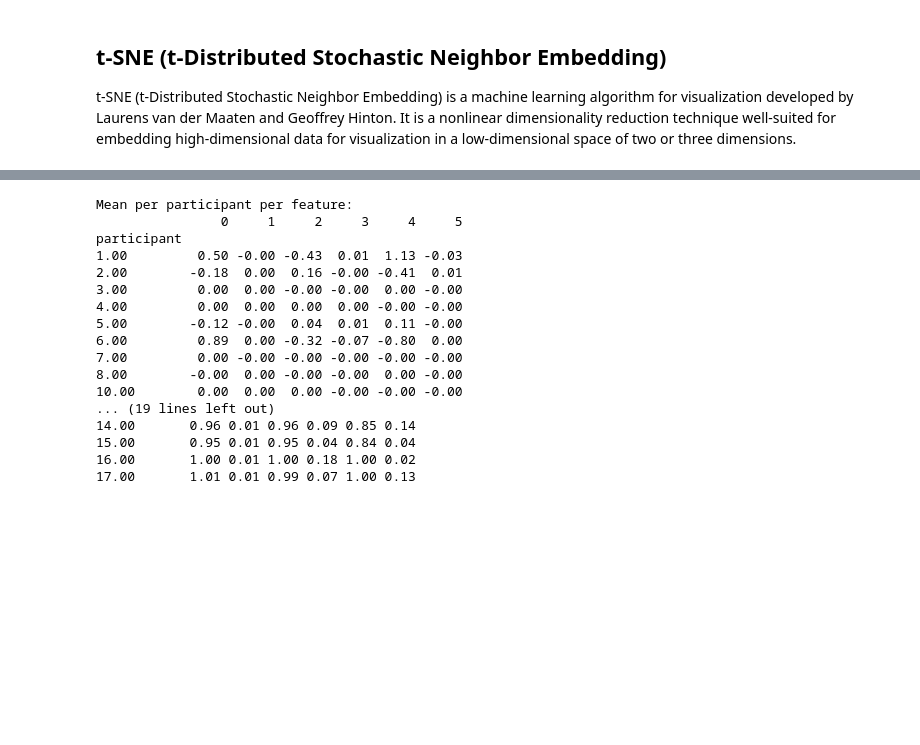
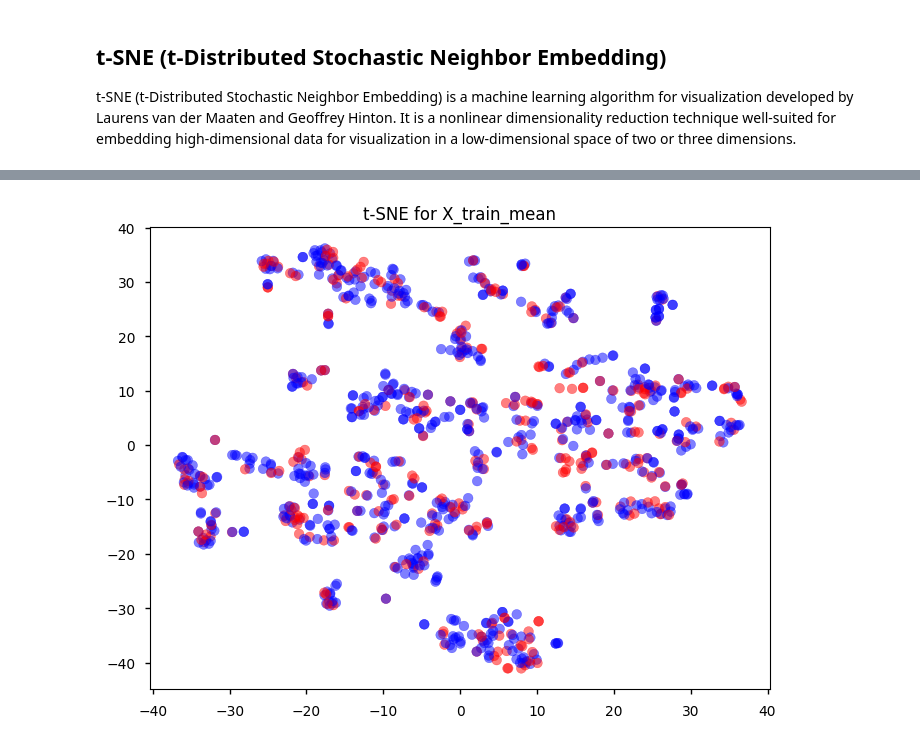
Before and after one commit to koenraijer/IP-TNT, a Jupyter notebook: 09.2_evaluating_synthetic_samples.ipynb, the cells around one changed output, grey strips where cells are left out. Saved outputs shown, nothing was run; the diff lists cells and outputs as text; code cells hidden in the pictures; blank space fills up the shorter version.

```diff
--- a/09.2_evaluating_synthetic_samples.ipynb
+++ b/09.2_evaluating_synthetic_samples.ipynb
@@ -191,36 +207,18 @@ plt.show()
-# %%
-import pandas as pd
-import numpy as np
-
-X_mean = np.mean(X, axis=1)
-
-df = pd.DataFrame(X_mean)
-df['participant'] = p
-
-# Calculate mean and std per participant per feature
-mean_per_participant = df.groupby('participant').mean()
-std_per_participant = df.groupby('participant').std()
-
-# Print mean and std per participant per feature
-print("Mean per participant per feature:")
-print(mean_per_participant)
-print("\nStd per participant per feature:")
-print(std_per_participant)
-# %% [output]
-Mean per participant per feature:
-                0     1     2     3     4     5
-participant
-1.00         0.50 -0.00 -0.43  0.01  1.13 -0.03
-2.00        -0.18  0.00  0.16 -0.00 -0.41  0.01
-3.00         0.00  0.00 -0.00 -0.00  0.00 -0.00
-4.00         0.00  0.00  0.00  0.00 -0.00 -0.00
-5.00        -0.12 -0.00  0.04  0.01  0.11 -0.00
-6.00         0.89  0.00 -0.32 -0.07 -0.80  0.00
-7.00         0.00 -0.00 -0.00 -0.00 -0.00 -0.00
-8.00        -0.00  0.00 -0.00 -0.00  0.00 -0.00
-10.00        0.00  0.00  0.00 -0.00 -0.00 -0.00
-... (19 lines left out)
-14.00       0.96 0.01 0.96 0.09 0.85 0.14
-15.00       0.95 0.01 0.95 0.04 0.84 0.04
-16.00       1.00 0.01 1.00 0.18 1.00 0.02
-17.00       1.01 0.01 0.99 0.07 1.00 0.13
+# %%
+from sklearn.manifold import TSNE
+import matplotlib.pyplot as plt
+
+# Perform t-SNE
+tsne = TSNE(n_components=2, random_state=42)
+X_tsne = tsne.fit_transform(X_train_mean)
+
+# Create a color map for y_train
+colors = ['blue' if label == 0 else 'red' for label in y_train]
+
+# Plot the t-SNE components with y_train as the color
+plt.figure(figsize=(8, 6))
+plt.scatter(X_tsne[:, 0], X_tsne[:, 1], color=colors, alpha=0.5)
+plt.title('t-SNE for X_train_mean')
+plt.show()
+# %% [output]
+[figure, added]
```
Also changed, not shown: parts of 5 cells of this notebook, 3 other files.
